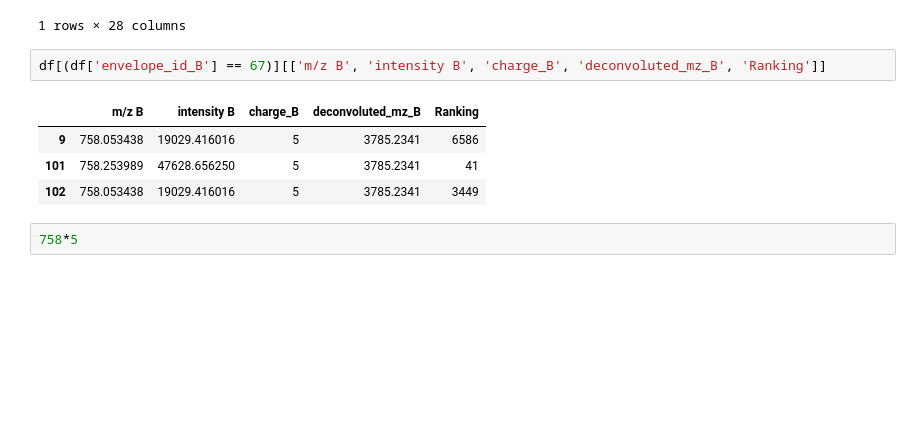
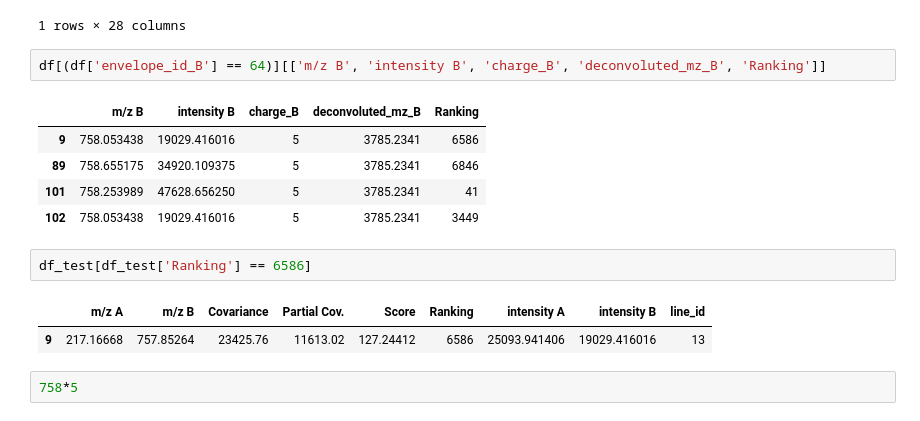
Before and after one commit to Kevinxsn/2D_spec_dict, a Jupyter notebook: pepline/pepline_test.ipynb, the cells around one changed output. Cells and saved outputs as stored; diff of their text form; blank space fills up the shorter version.

```diff
--- a/pepline/pepline_test.ipynb
+++ b/pepline/pepline_test.ipynb
@@ -348,12 +348,18 @@ df[(df['Ranking'] == 6846)]
 | 89 | 217.166711 | 758.655175 | 39531.952 | 15088.433 | 126.44845 | 6846 | 25093.941406 | 34920.109375 | 6 | ... |
 1 rows × 28 columns
 # %%
-df[(df['envelope_id_B'] == 67)][['m/z B', 'intensity B', 'charge_B', 'deconvoluted_mz_B', 'Ranking']]
+df[(df['envelope_id_B'] == 64)][['m/z B', 'intensity B', 'charge_B', 'deconvoluted_mz_B', 'Ranking']]
 # %% [output]
 |  | m/z B | intensity B | charge_B | deconvoluted_mz_B | Ranking |
 | 9 | 758.053438 | 19029.416016 | 5 | 3785.2341 | 6586 |
+| 89 | 758.655175 | 34920.109375 | 5 | 3785.2341 | 6846 |
 | 101 | 758.253989 | 47628.656250 | 5 | 3785.2341 | 41 |
 | 102 | 758.053438 | 19029.416016 | 5 | 3785.2341 | 3449 |
+# %%
+df_test[df_test['Ranking'] == 6586]
+# %% [output]
+|  | m/z A | m/z B | Covariance | Partial Cov. | Score | Ranking | intensity A | intensity B | line_id |
+| 9 | 217.16668 | 757.85264 | 23425.76 | 11613.02 | 127.24412 | 6586 | 25093.941406 | 19029.416016 | 13 |
 # %%
 758*5
 # %% [output]
```
Also changed, not shown: parts of 2 cells of this notebook, 14 other files.
